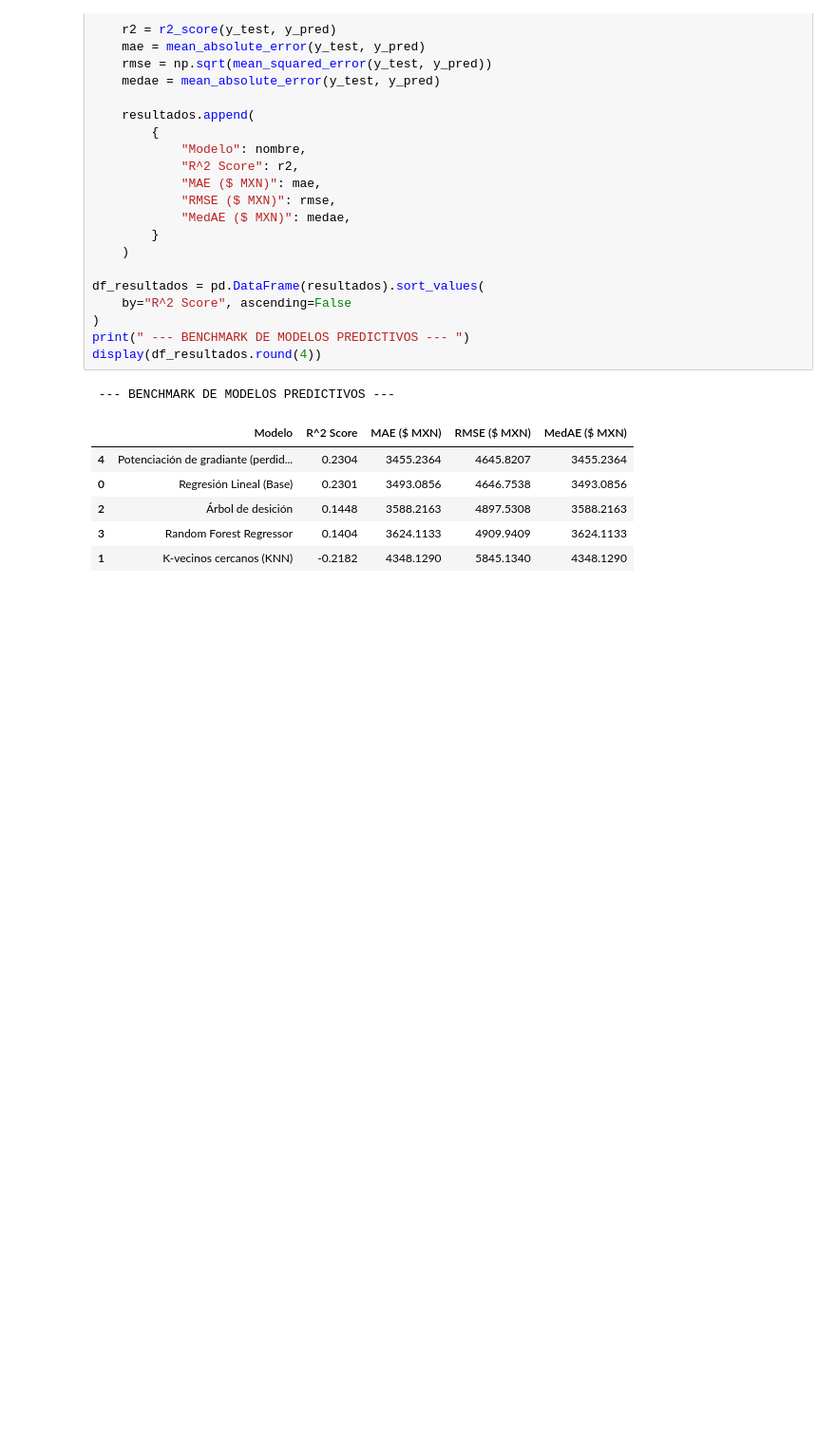
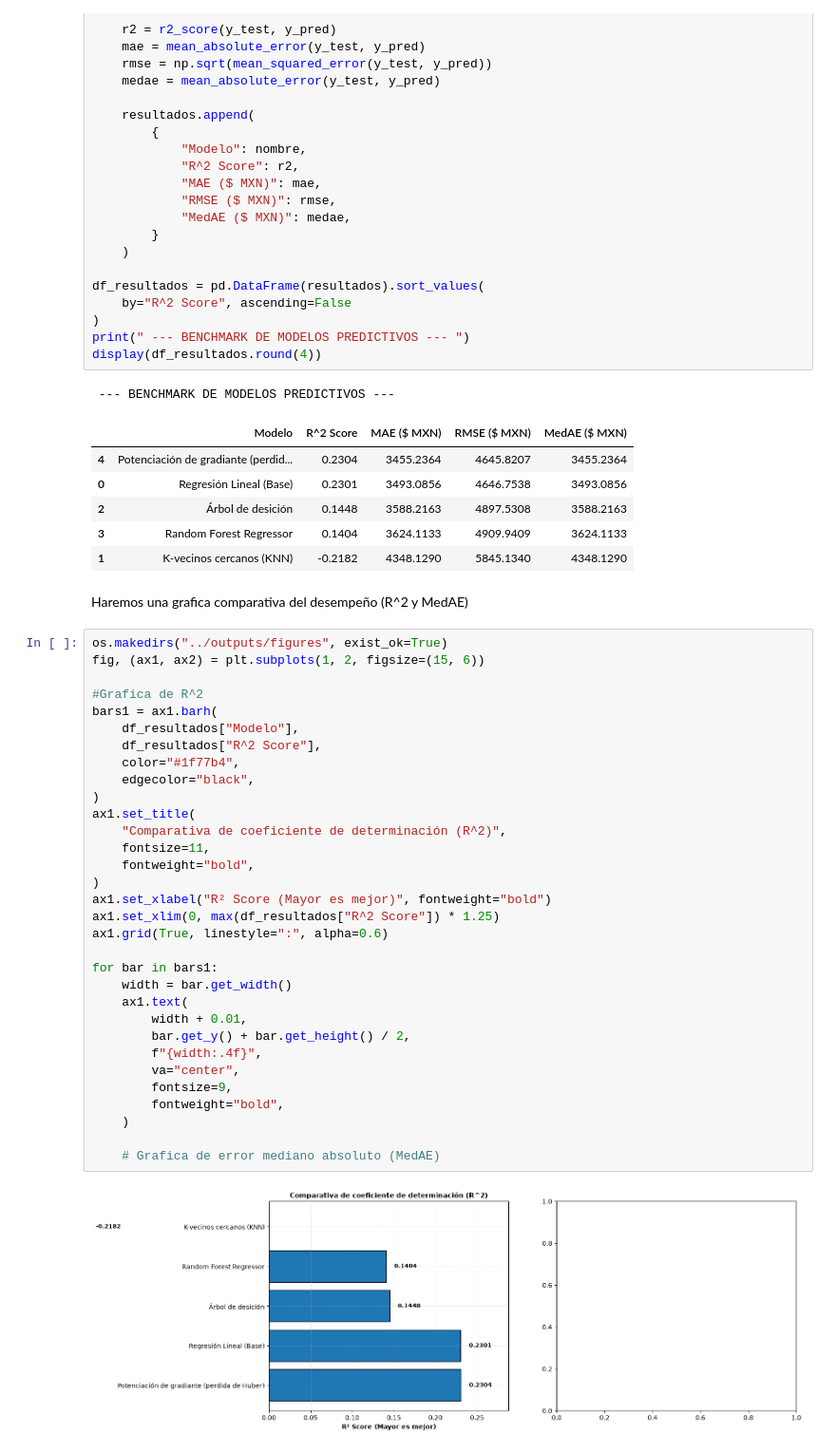
Before and after one commit to Arepaman777/An-lisis-predictivo-y-estad-stico-de-la-empleabilidad-y-salarios-del-sector-docente-en-M-xico, a Jupyter notebook: analisis_salarial_docente/notebooks/03_modelos_predictivos.ipynb, the cells around one changed output. Shown at 95% size. Saved outputs shown, nothing was run; the diff lists cells and outputs as text; blank space fills up the shorter version.

```diff
--- a/analisis_salarial_docente/notebooks/03_modelos_predictivos.ipynb
+++ b/analisis_salarial_docente/notebooks/03_modelos_predictivos.ipynb
@@ -111,3 +111,39 @@ display(df_resultados.round(4))
 | 2 | Árbol de desición | 0.1448 | 3588.2163 | 4897.5308 | 3588.2163 |
 | 3 | Random Forest Regressor | 0.1404 | 3624.1133 | 4909.9409 | 3624.1133 |
 | 1 | K-vecinos cercanos (KNN) | -0.2182 | 4348.1290 | 5845.1340 | 4348.1290 |
+# %% [markdown]
+Haremos una grafica comparativa del desempeño (R^2 y MedAE)
+# %%
+os.makedirs("../outputs/figures", exist_ok=True)
+fig, (ax1, ax2) = plt.subplots(1, 2, figsize=(15, 6))
+
+#Grafica de R^2
+bars1 = ax1.barh(
+    df_resultados["Modelo"],
+    df_resultados["R^2 Score"],
+    color="#1f77b4",
+    edgecolor="black",
+)
+ax1.set_title(
+    "Comparativa de coeficiente de determinación (R^2)",
+    fontsize=11,
+    fontweight="bold",
+)
+ax1.set_xlabel("R² Score (Mayor es mejor)", fontweight="bold")
+ax1.set_xlim(0, max(df_resultados["R^2 Score"]) * 1.25)
+ax1.grid(True, linestyle=":", alpha=0.6)
+
+for bar in bars1:
+    width = bar.get_width()
+    ax1.text(
+        width + 0.01,
+        bar.get_y() + bar.get_height() / 2,
+        f"{width:.4f}",
+        va="center",
+        fontsize=9,
+        fontweight="bold",
+    )
+
+    # Grafica de error mediano absoluto (MedAE)
+# %% [output]
+[figure, added]
```
